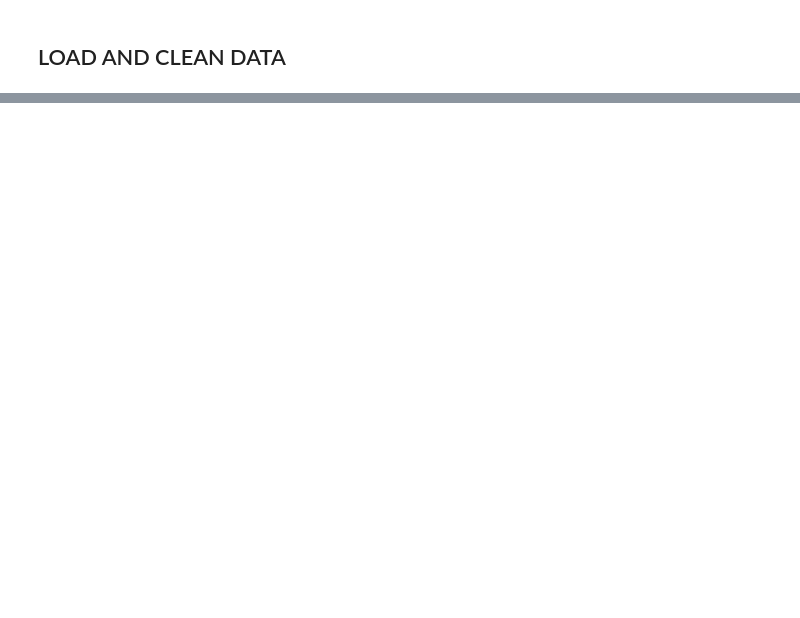
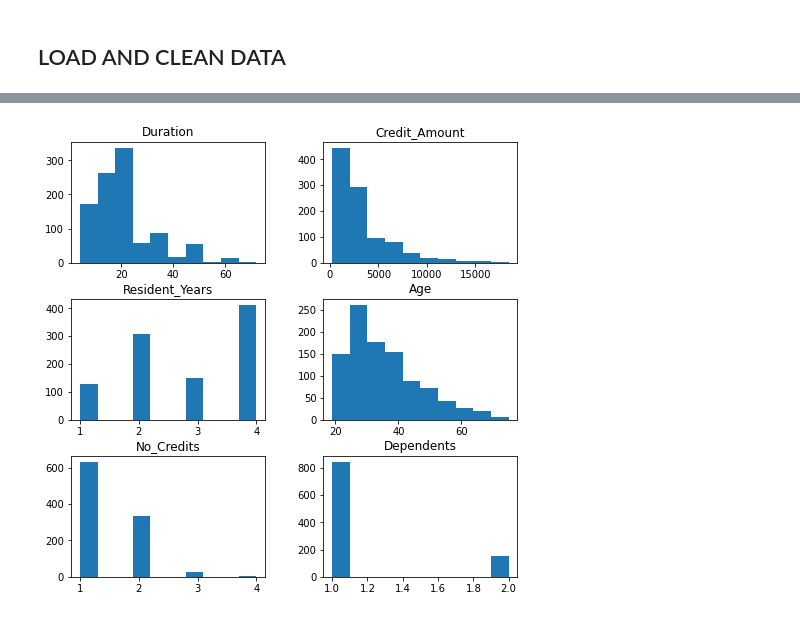
Before and after one commit to Peter5793/Python_coding, a Jupyter notebook: Insurance_Case_Study/Insurance_CaseStudy.ipynb, the cells around one changed output, grey strips where cells are left out. Drawn from its saved outputs; the diff is of its cells as text; code cells hidden in the pictures; blank space fills up the shorter version.

```diff
--- a/Insurance_Case_Study/Insurance_CaseStudy.ipynb
+++ b/Insurance_Case_Study/Insurance_CaseStudy.ipynb
@@ -62 +160,9 @@ df
+# %%
+df.rename(columns = {'row ID':'ID', 'Status of existing checking account'
+                    : 'Status','Duration in months':'Duration','Credit amount':'Credit_Amount',
+                    'Savings account/bonds':'Saving_acccount_bonds','Present employment since':'Installment_Rate'
+                    ,'Other debtors / guarantors': 'Debtors_Guarantors','Present residence since':'Resident_Years',
+                    'Age in years':'Age','Other installment plans':'Other_Installment_Plans',
+                    'Number of existing credits at this bank':'No_Credits','Number of people being liable to provide maintenance for':'Dependents',
+                    'Foreign worker':'Foreign_Worker', 'Installment rate in percentage of disposable income': 'Installment_Rate/Income'}, inplace = True)
 # %%
@@ -85,0 +377,7 @@ array(['good', 'bad'], dtype=object)
+# %%
+# Visualize the distribution of all the continuous Predictor variables
+df_new.hist(['Duration', 'Credit_Amount','Resident_Years', 'Age','No_Credits'
+            ,'Dependents'], figsize=(8,8), grid = False)
+plt.show()
+# %% [output]
+[figure, added]
```
Also changed, not shown: parts of 42 cells of this notebook.
